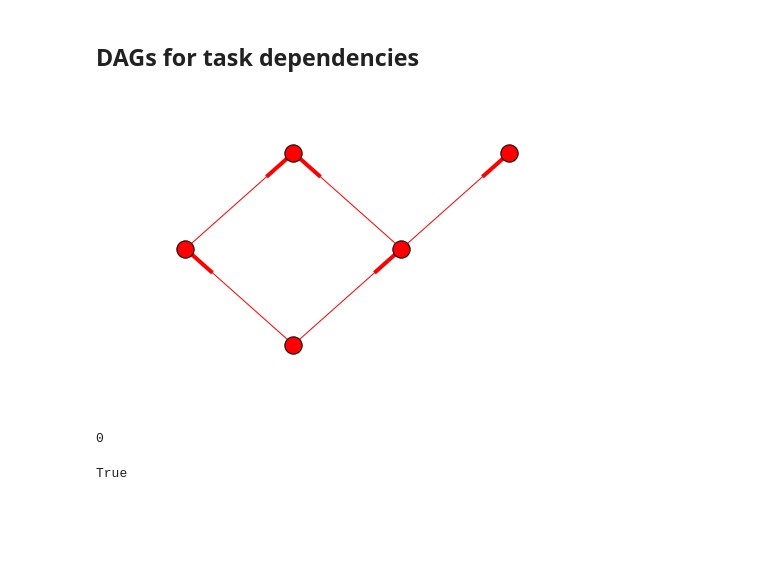
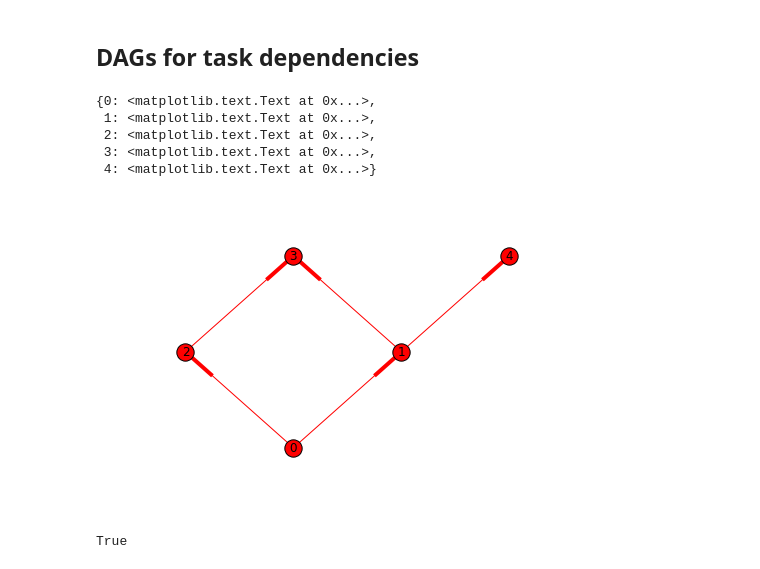
Before and after one commit to hlynch/XSEDE-2016-jupyterhub, a Jupyter notebook: 04_ipyparallel.ipynb, the cells around one changed output. Cells and saved outputs as stored; diff of their text form; code cells hidden in the pictures; blank space fills up the shorter version.

```diff
--- a/04_ipyparallel.ipynb
+++ b/04_ipyparallel.ipynb
@@ -375,25 +376,38 @@ CompositeError: one or more exceptions from call to method: mc_pi
 # %%
 %matplotlib inline
 import matplotlib.pyplot as plt
 
 import networkx as nx
 
 G = nx.DiGraph()
 
 # add 5 nodes, labeled 0-4:
 map(G.add_node, range(5))
 # 1,2 depend on 0:
 G.add_edge(0,1)
 G.add_edge(0,2)
 # 3 depends on 1,2
 G.add_edge(1,3)
 G.add_edge(2,3)
 # 4 depends on 1
 G.add_edge(1,4)
 
 # now draw the graph:
 pos = { 0 : (0,0), 1 : (1,1), 2 : (-1,1),
         3 : (0,2), 4 : (2,2)}
+labels = {}
+labels[0] = '0'
+labels[1] = '1'
+labels[2] = '2'
+labels[3] = '3'
+labels[4] = '4'
+
 nx.draw(G, pos, edge_color='r')
+nx.draw_networkx_labels(G,pos,labels,font_size=12)
 # %% [output]
+{0: <matplotlib.text.Text at 0x...>,
+ 1: <matplotlib.text.Text at 0x...>,
+ 2: <matplotlib.text.Text at 0x...>,
+ 3: <matplotlib.text.Text at 0x...>,
+ 4: <matplotlib.text.Text at 0x...>}
-[figure, old version]
+[figure, new version]
@@ -420,12 +414,3 @@ G = random_dag(32,128)
-# %%
-def randomwait():
-    import time
-    time.sleep(np.random.randint(5))
-    return 0
-
-randomwait()
-# %% [output]
-0
 # %%
 jobs = {}
 for node in G:
```
Also changed, not shown: parts of 21 cells of this notebook, 5 other files.
